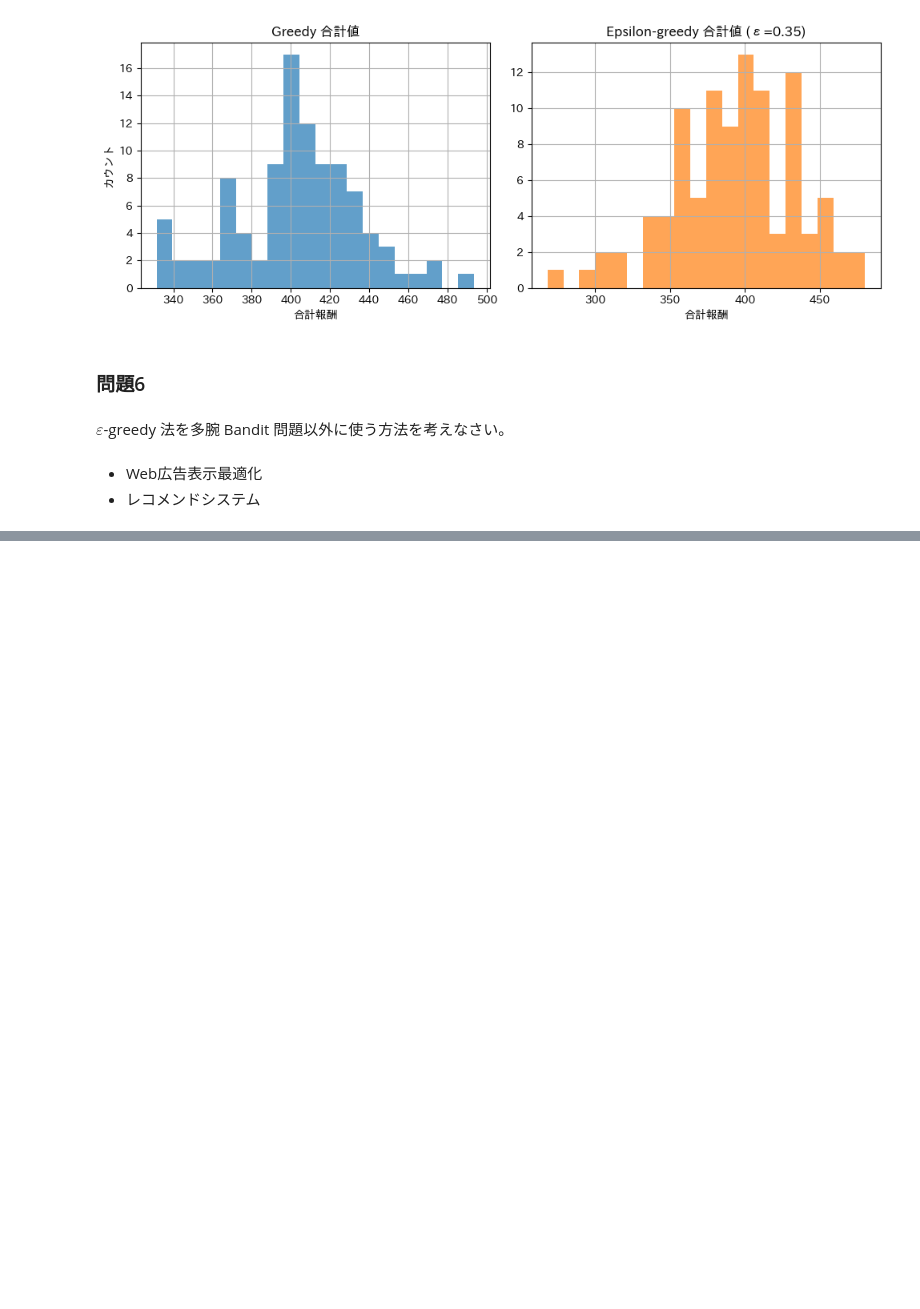
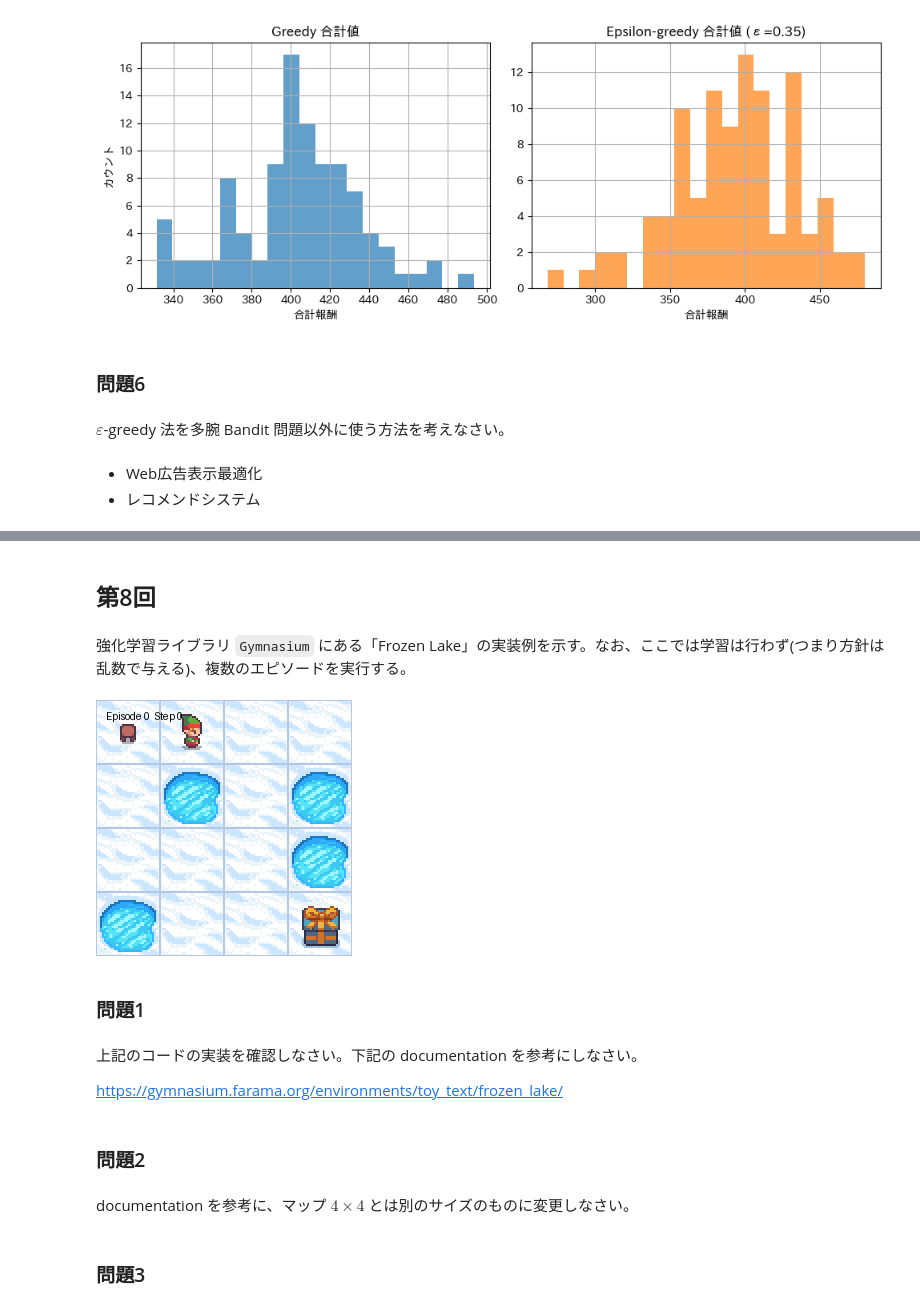
Before and after one commit to OrlyIdeate/deep-learning, a Jupyter notebook: 22050002_uenojin_exercises_2nd_semester.ipynb, the cells around one changed output, grey strips where cells are left out. Saved outputs shown, nothing was run; the diff lists cells and outputs as text; code cells hidden in the pictures; blank space fills up the shorter version.

```diff
--- a/22050002_uenojin_exercises_2nd_semester.ipynb
+++ b/22050002_uenojin_exercises_2nd_semester.ipynb
@@ -942 +942,57 @@ Agent が得る報酬の合計値を最大にするような行動を学習す
 $\varepsilon$ の確率でランダムに行動を選び、$1 - \varepsilon$ の確率で Greedy な行動を選ぶ手法。
+# %% [markdown]
+## 第8回
+# %% [markdown]
+強化学習ライブラリ `Gymnasium` にある「Frozen Lake」の実装例を示す。なお、ここでは学習は行わず(つまり方針は乱数で与える)、複数のエピソードを実行する。
+# %%
+import gymnasium as gym
+import imageio
+import numpy as np
+from PIL import Image, ImageDraw
+
+env = gym.make("FrozenLake-v1", render_mode="rgb_array", is_slippery=False)
+obs, info = env.reset()
+
+frames = []
+episode = 0
+step = 0
+
+for i in range(80):
+    action = env.action_space.sample()
+    obs, reward, terminated, truncated, info = env.step(action)
+
+    frame = env.render()
+
+    pil_img = Image.fromarray(frame)
+    draw = ImageDraw.Draw(pil_img)
+    draw.text((10, 10), f"Episode {episode}  Step {step}", fill=(0,0,0))
+    frames.append(np.array(pil_img))
+
+    step += 1
+
+    if terminated or truncated:
+        episode += 1
+        step = 0
+        obs, info = env.reset()
+
+env.close()
+
+imageio.mimsave("frozenlake.gif", frames, fps=2)
+
+from IPython.display import Image
+
+Image(filename="frozenlake.gif")
+# %% [output]
+[figure, added]
+# %% [markdown]
+### 問題1
+# %% [markdown]
+上記のコードの実装を確認しなさい。下記の documentation を参考にしなさい。
+
+https://gymnasium.farama.org/environments/toy_text/frozen_lake/
+# %% [markdown]
+### 問題2
+# %% [markdown]
+documentation を参考に、マップ $4 \times 4$ とは別のサイズのものに変更しなさい。
+# %% [markdown]
+### 問題3
```
Also changed, not shown: parts of 11 cells of this notebook, 2 other files.
